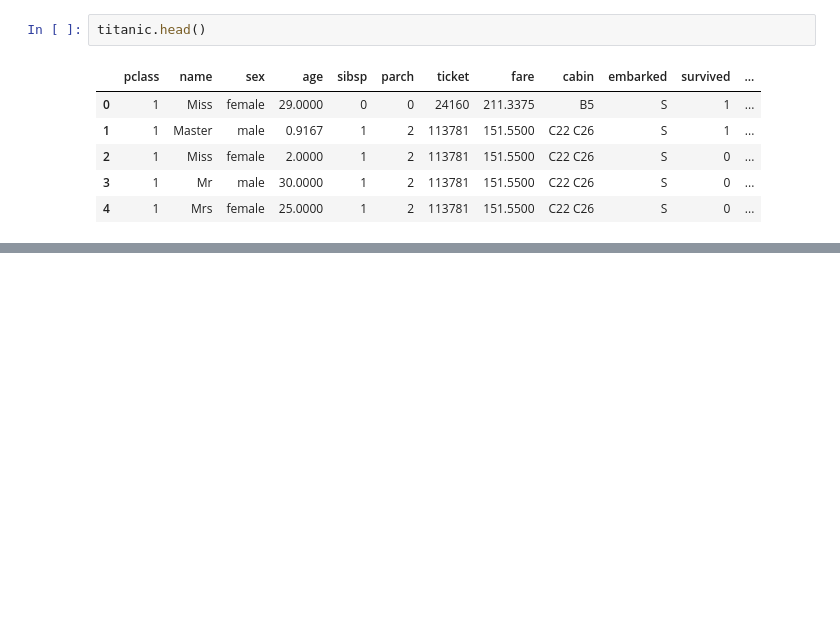
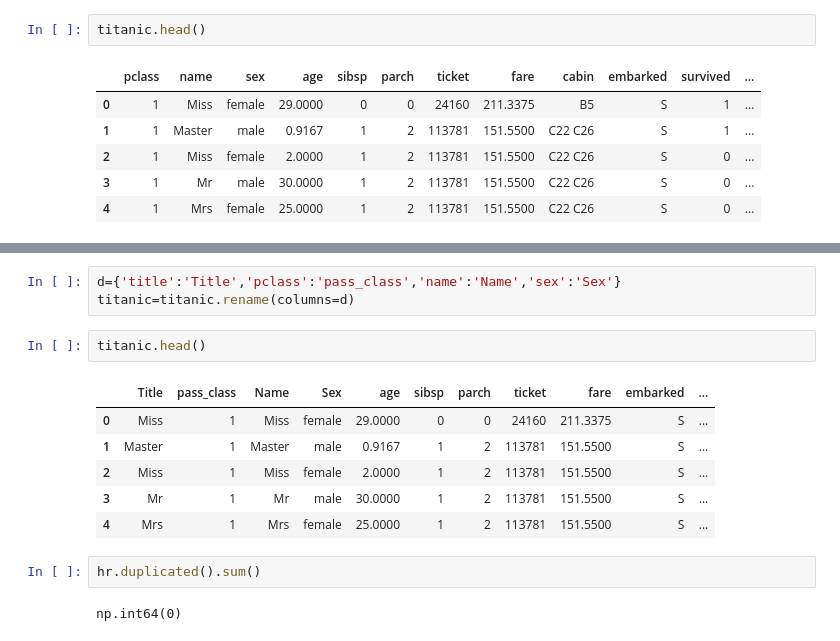
Before and after one commit to Ashuu189/python-libraries-pro, a Jupyter notebook: pandas.ipynb, the cells around one changed output, grey strips where cells are left out. Saved outputs shown, nothing was run; the diff lists cells and outputs as text; blank space fills up the shorter version.

```diff
--- a/pandas.ipynb
+++ b/pandas.ipynb
@@ -682,0 +695,16 @@ titanic[titanic.columns[d]]
+# %%
+d={'title':'Title','pclass':'pass_class','name':'Name','sex':'Sex'}
+titanic=titanic.rename(columns=d)
+# %%
+titanic.head()
+# %% [output]
+|  | Title | pass_class | Name | Sex | age | sibsp | parch | ticket | fare | embarked | ... |
+| 0 | Miss | 1 | Miss | female | 29.0000 | 0 | 0 | 24160 | 211.3375 | S | ... |
+| 1 | Master | 1 | Master | male | 0.9167 | 1 | 2 | 113781 | 151.5500 | S | ... |
+| 2 | Miss | 1 | Miss | female | 2.0000 | 1 | 2 | 113781 | 151.5500 | S | ... |
+| 3 | Mr | 1 | Mr | male | 30.0000 | 1 | 2 | 113781 | 151.5500 | S | ... |
+| 4 | Mrs | 1 | Mrs | female | 25.0000 | 1 | 2 | 113781 | 151.5500 | S | ... |
+# %%
+hr.duplicated().sum()
+# %% [output]
+np.int64(0)
```
Also changed, not shown: parts of 8 cells of this notebook, 1 other file.
